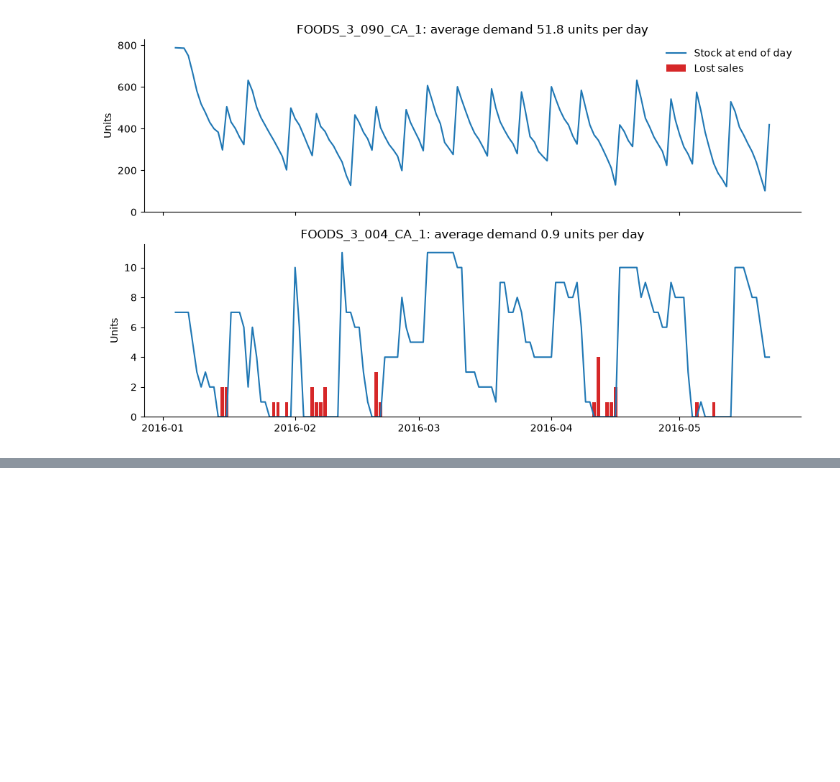
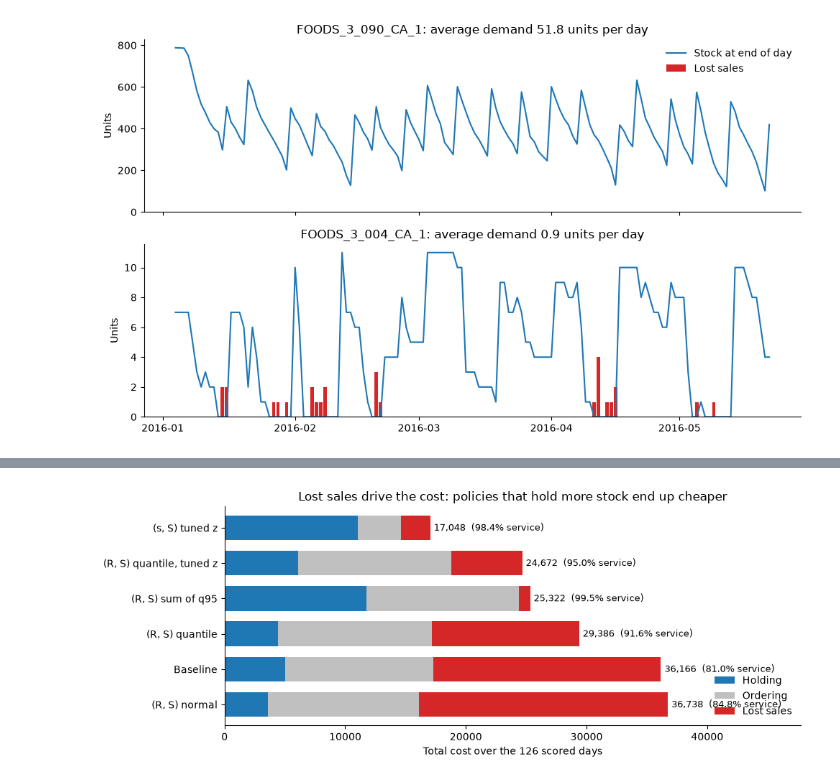
Before and after one commit to vitorneve-s7/supply-chain-decision-platform, a Jupyter notebook: notebooks/03_inventory.ipynb, the cells around one changed output, grey strips where cells are left out. Saved outputs shown, nothing was run; the diff lists cells and outputs as text; code cells hidden in the pictures; blank space fills up the shorter version.

Commit message:
Add inventory costs and policy comparison

```diff
--- a/notebooks/03_inventory.ipynb
+++ b/notebooks/03_inventory.ipynb
@@ -127,0 +195,14 @@ pd.concat(
+# %%
+kpis = pd.read_csv(ROOT / "results" / "inventory_kpis.csv", index_col=["policy", "demand_class"])
+cols = [
+    "fill_rate",
+    "cycle_service",
+    "days_of_stock",
+    "stock_value",
+    "orders",
+    "holding_cost",
+    "ordering_cost",
+    "lost_sales_cost",
+    "total_cost",
+]
+kpis.xs("all", level="demand_class")[cols].round(3)
@@ -127,0 +218,26 @@ pd.concat(
+# %%
+overall = kpis.xs("all", level="demand_class")
+costs = overall[["holding_cost", "ordering_cost", "lost_sales_cost"]].rename(
+    columns={
+        "holding_cost": "Holding",
+        "ordering_cost": "Ordering",
+        "lost_sales_cost": "Lost sales",
+    }
+)
+costs = costs.loc[costs.sum(axis=1).sort_values(ascending=False).index]
+
+ax = costs.plot.barh(
+    stacked=True, figsize=(10, 4), color=["tab:blue", "silver", "tab:red"], width=0.7
+)
+for i, (name, total) in enumerate(costs.sum(axis=1).items()):
+    service = overall.loc[name, "cycle_service"]
+    ax.text(total + 300, i, f"{total:,.0f}  ({service:.1%} service)", va="center", fontsize=9)
+ax.set_xlim(0, costs.sum(axis=1).max() * 1.3)
+ax.set_xlabel("Total cost over the 126 scored days")
+ax.set_ylabel("")
+ax.set_title("Lost sales drive the cost: policies that hold more stock end up cheaper")
+ax.legend(frameon=False, loc="lower right")
+plt.tight_layout()
+plt.show()
+# %% [output]
+[figure, added]
```
Also changed, not shown: parts of 6 cells of this notebook, 8 other files.
